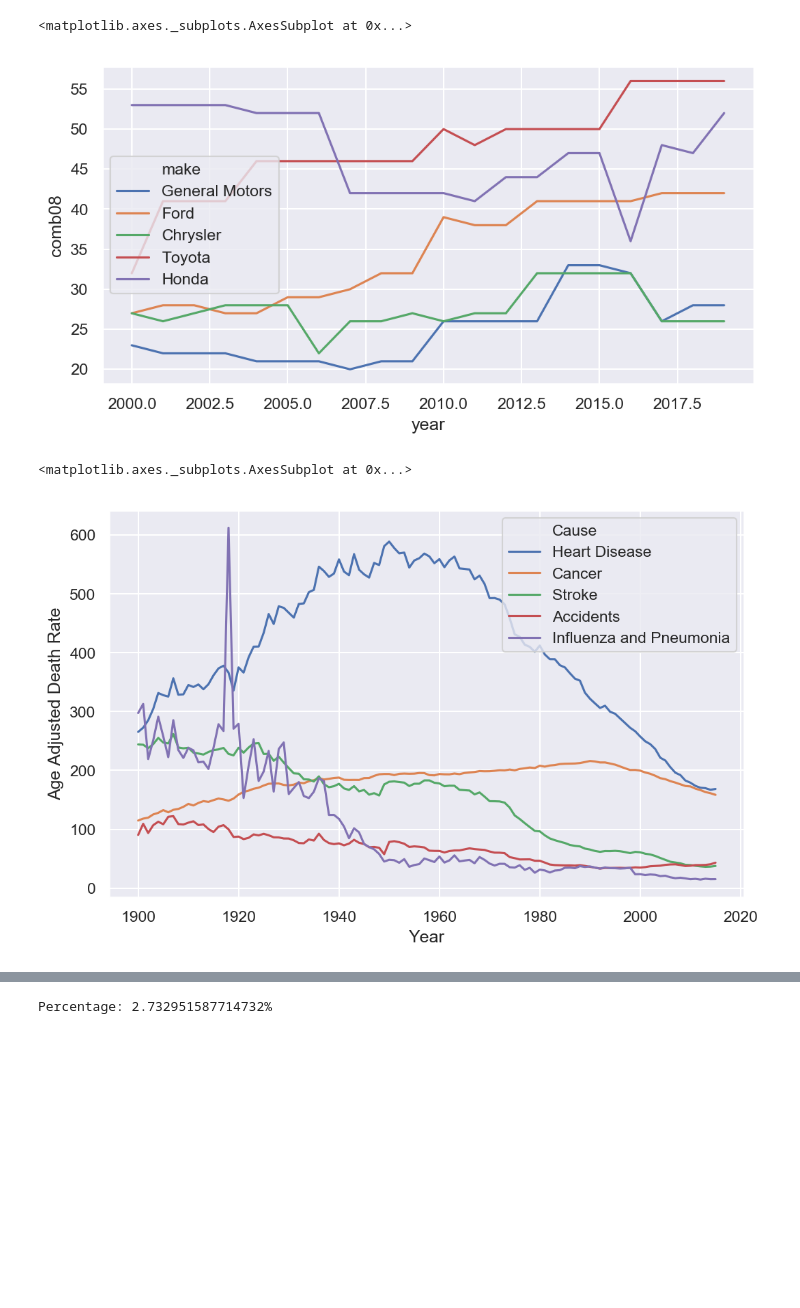
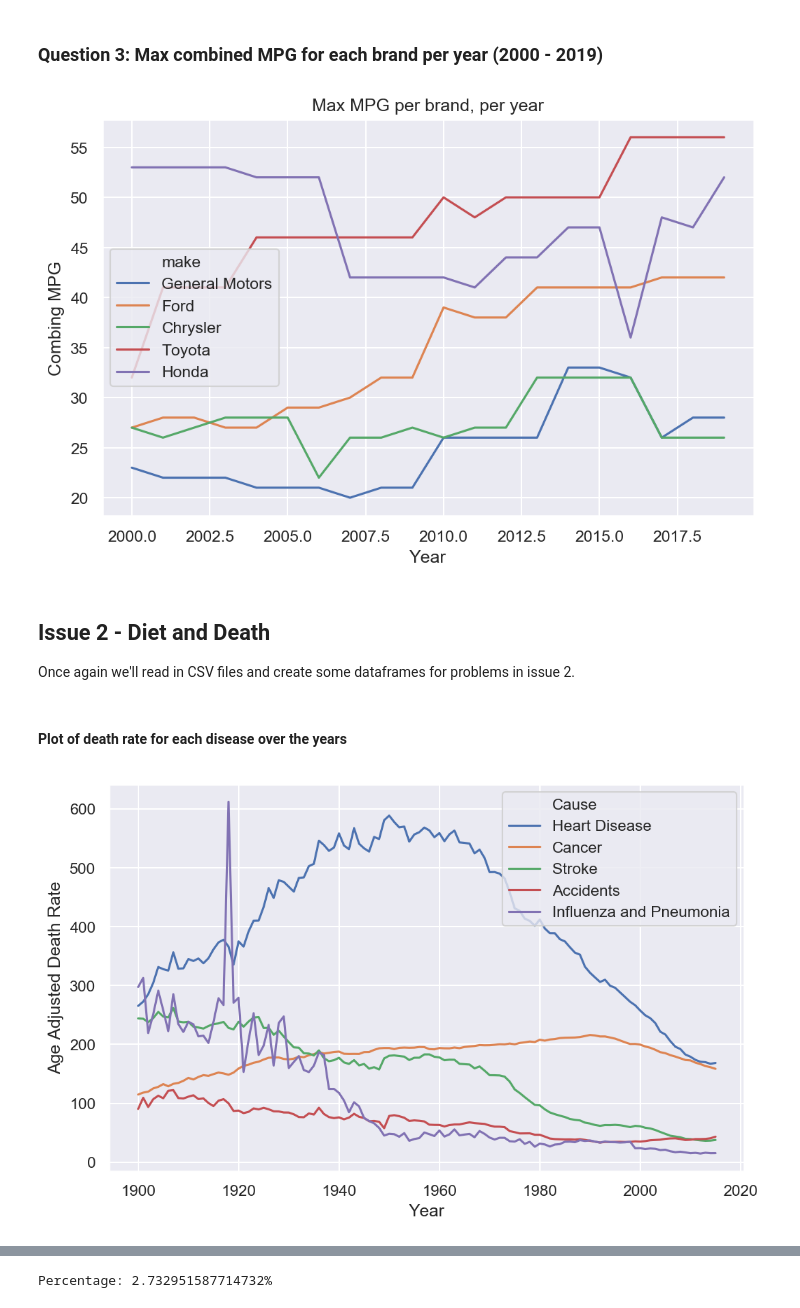
Before and after one commit to mnvsngv/cs696-bigdata, a Jupyter notebook: Assignment 2/Assignment 2.ipynb, the cells around one changed output, grey strips where cells are left out. Drawn from its saved outputs; the diff is of its cells as text; code cells hidden in the pictures; blank space fills up the shorter version.

```diff
--- a/Assignment 2/Assignment 2.ipynb
+++ b/Assignment 2/Assignment 2.ipynb
@@ -33,5 +58,7 @@ for make in brand_makes:
     plot_small()
     sns.boxplot(x='year', y='comb08', data=auto_df[auto_df['make'].isin(brands[make])])
     plt.xticks(rotation=-90)
+    plt.xlabel('Year')
+    plt.ylabel('Combing MPG')
     plt.title(make)
 # %% [output]
@@ -44,5 +73,7 @@ for make in brand_makes:
 for make in brand_makes:
     plot_small()
     sns.lineplot(x='year', y='comb08', data=auto_df[auto_df['make'].isin(brands[make])])
+    plt.xlabel('Year')
+    plt.ylabel('Combing MPG')
     plt.title(make)
 # %% [output]
@@ -54,28 +85,36 @@ for make in brand_makes:
+# %% [markdown]
+### Question 3: Max combined MPG for each brand per year (2000 - 2019)
 # %%
 prob1c_df = auto_df.groupby(['make', 'year'])['comb08'].max().reset_index()
 max_mpgs = []
 for make in brand_makes:               # To do this, we're going to go brand by brand...
     max_mpgs.append(                   # and we're going to append into the list...
         prob1c_df[                     # values from our data of max mpgs per make per year...
             prob1c_df['make']          # by taking values from the 'make' column...
             .isin(brands[make])        # and seeing if they're part of the brand we want...
         ].groupby('year').max()        # then grouping these by year and then taking the max value...
         .reset_index()                 # after which we reset the index to remove the hierarchical indexing...
         .replace(brands[make], make))  # and finally we replace the subsidiaries with the brand name! Phew.
 
 max_mpgs_df = pd.concat(max_mpgs)
-plt.figure(figsize=(8,4), dpi=150)
+plot_large()
 sns.lineplot(x='year', y='comb08', hue='make', data=max_mpgs_df)
+plt.xlabel('Year')
+plt.ylabel('Combing MPG')
+plt.title('Max MPG per brand, per year');
 # %% [output]
-<matplotlib.axes._subplots.AxesSubplot at 0x...>
-[figure, old version]
+[figure, new version]
+# %% [markdown]
+## Issue 2 - Diet and Death
+Once again we'll read in CSV files and create some dataframes for problems in issue 2.
 # %%
 cod_df = pd.read_csv(CAUSES_OF_DEATH_CSV_PATH)
 framingham_df = pd.read_csv(FRAMINGHAM_CSV_PATH)
+# %% [markdown]
+#### Plot of death rate for each disease over the years
 # %%
-plt.figure(figsize=(8,5), dpi=150)
-sns.lineplot(x="Year", y="Age Adjusted Death Rate", hue="Cause", data=cod_df)
+plot_large()
+sns.lineplot(x="Year", y="Age Adjusted Death Rate", hue="Cause", data=cod_df);
 # %% [output]
-<matplotlib.axes._subplots.AxesSubplot at 0x...>
 [figure]
 # %% [markdown]
```
Also changed, not shown: parts of 25 cells of this notebook.
